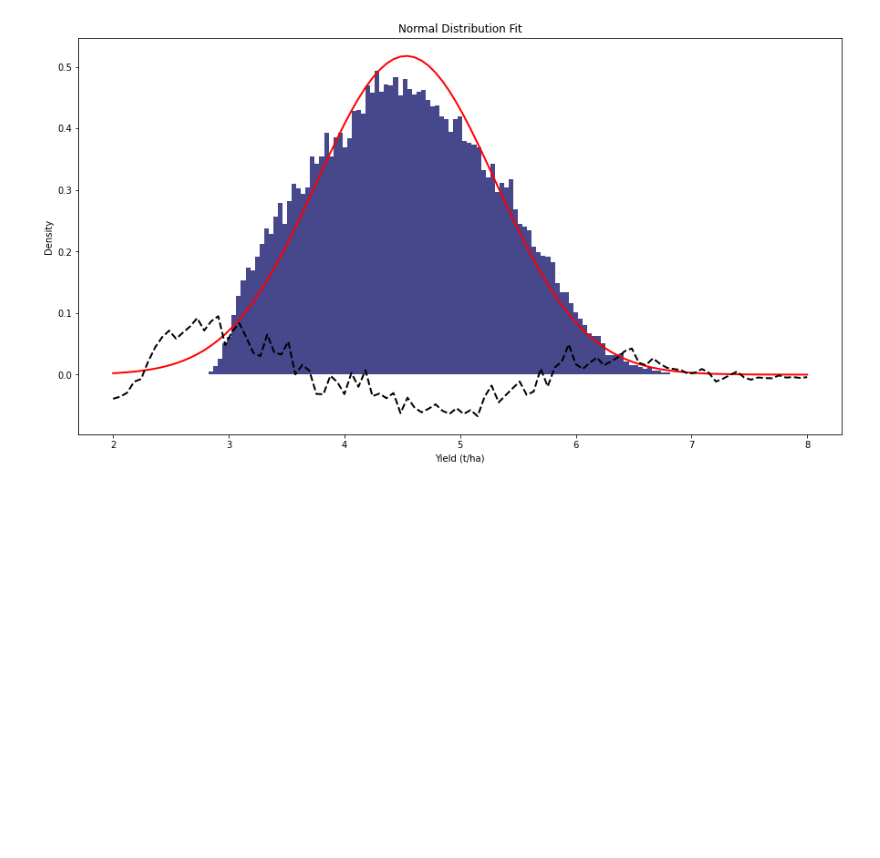
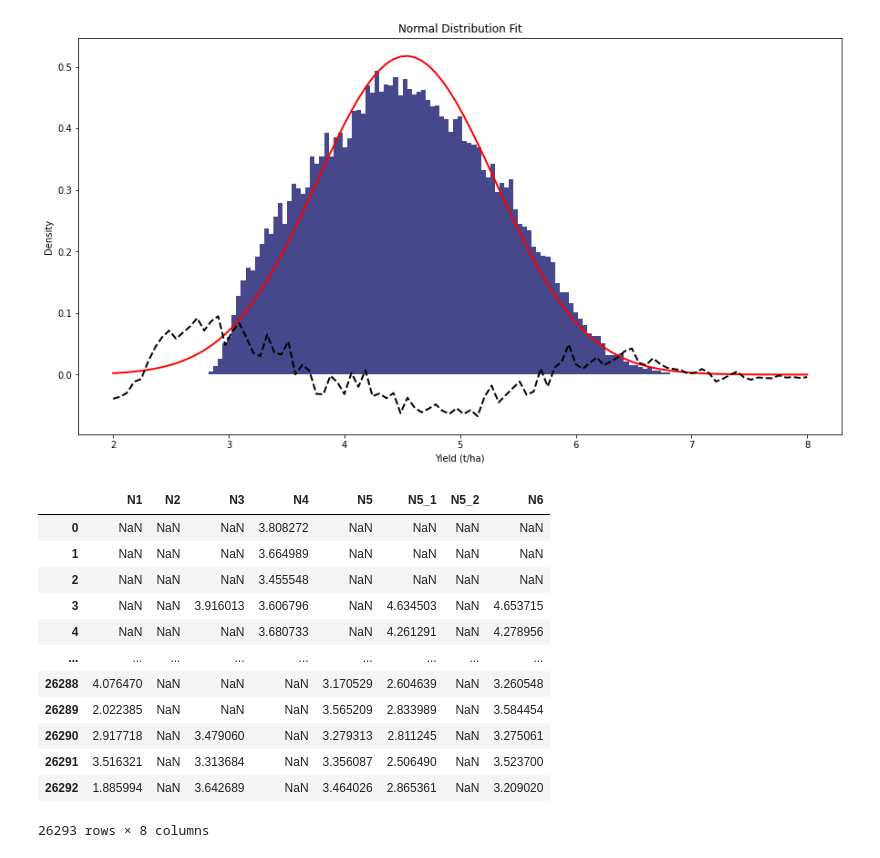
Before and after one commit to vgmontenegro/yield_data_analysis, a Jupyter notebook: analise.ipynb, the cells around one changed output. Cells and saved outputs as stored; diff of their text form; code cells hidden in the pictures; blank space fills up the shorter version.

```diff
--- a/analise.ipynb
+++ b/analise.ipynb
@@ -31,3 +31,21 @@ ax.plot(x, residuals, color='black', linestyle='dashed', linewidth=2)
 # %% [output]
 [<matplotlib.lines.Line2D at 0x...>]
 [figure]
+# %%
+pack = pd.read_excel('C8/all_data.xlsx')
+# %%
+pack
+# %% [output]
+|  | N1 | N2 | N3 | N4 | N5 | N5_1 | N5_2 | N6 |
+| 0 | NaN | NaN | NaN | 3.808272 | NaN | NaN | NaN | NaN |
+| 1 | NaN | NaN | NaN | 3.664989 | NaN | NaN | NaN | NaN |
+| 2 | NaN | NaN | NaN | 3.455548 | NaN | NaN | NaN | NaN |
+| 3 | NaN | NaN | 3.916013 | 3.606796 | NaN | 4.634503 | NaN | 4.653715 |
+| 4 | NaN | NaN | NaN | 3.680733 | NaN | 4.261291 | NaN | 4.278956 |
+| ... | ... | ... | ... | ... | ... | ... | ... | ... |
+| 26288 | 4.076470 | NaN | NaN | NaN | 3.170529 | 2.604639 | NaN | 3.260548 |
+| 26289 | 2.022385 | NaN | NaN | NaN | 3.565209 | 2.833989 | NaN | 3.584454 |
+| 26290 | 2.917718 | NaN | 3.479060 | NaN | 3.279313 | 2.811245 | NaN | 3.275061 |
+| 26291 | 3.516321 | NaN | 3.313684 | NaN | 3.356087 | 2.506490 | NaN | 3.523700 |
+| 26292 | 1.885994 | NaN | 3.642689 | NaN | 3.464026 | 2.865361 | NaN | 3.209020 |
+26293 rows × 8 columns
```
Also changed, not shown: parts of 2 cells of this notebook, 12 other files.
